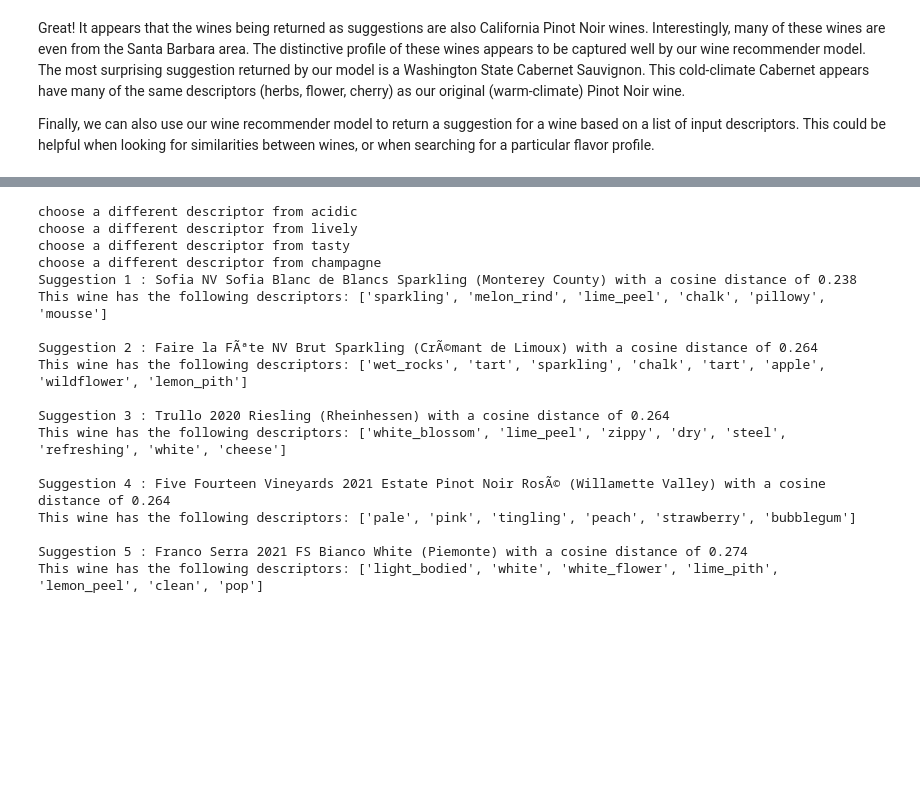
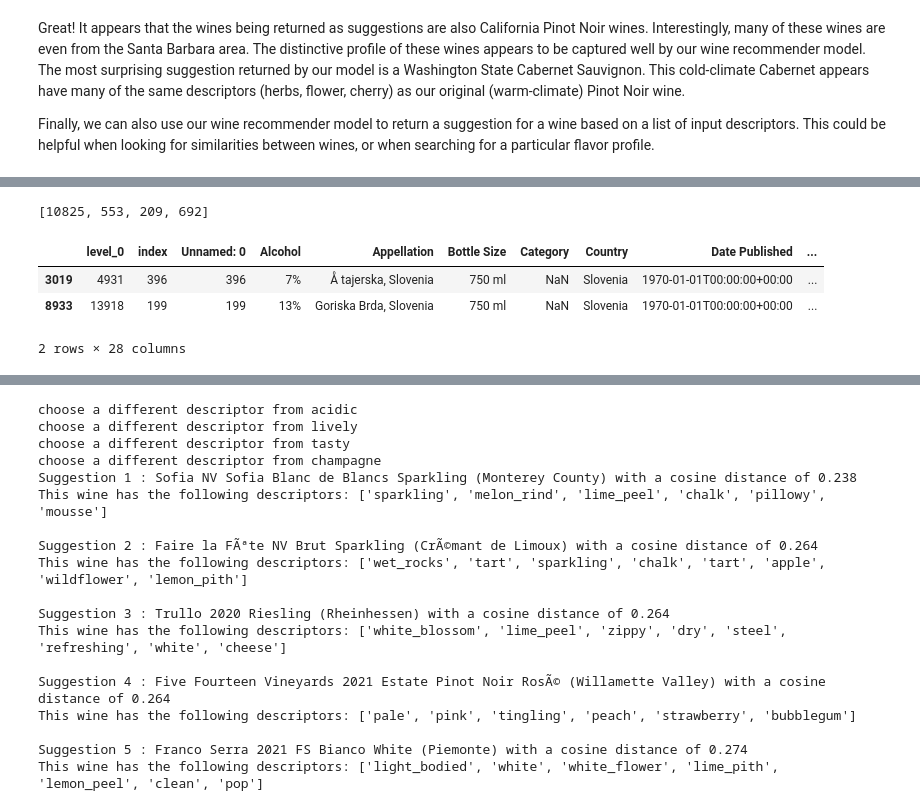
Before and after one commit to codedforhumans/wine-recommender-demo, a Jupyter notebook: app/backend/creating_wine_review_embeddings.ipynb, the cells around one changed output, grey strips where cells are left out. Cells and saved outputs as stored; diff of their text form; code cells hidden in the pictures; blank space fills up the shorter version.

Commit message:
Added variety & geography features

```diff
--- a/app/backend/creating_wine_review_embeddings.ipynb
+++ b/app/backend/creating_wine_review_embeddings.ipynb
@@ -536,0 +596,12 @@ This wine has the following descriptors: ['grass', 'crisp', 'lime', 'cement', 'f
+# %%
+get_filtered_suggestions({"Variety": "Riesling", "Country": "Slovenia"}, indice_list, 4)
+# %% [output]
+[10825, 553, 209, 692]
+# %%
+# wine_reviews_mincount['Country'] = wine_reviews_mincount['Country'].str.strip()
+wine_reviews_mincount.loc[wine_reviews_mincount['Country'] == "Slovenia"]
+# %% [output]
+|  | level_0 | index | Unnamed: 0 | Alcohol | Appellation | Bottle Size | Category | Country | Date Published | ... |
+| 3019 | 4931 | 396 | 396 | 7% | Å tajerska, Slovenia | 750 ml | NaN | Slovenia | 1970-01-01T00:00:00+00:00 | ... |
+| 8933 | 13918 | 199 | 199 | 13% | Goriska Brda, Slovenia | 750 ml | NaN | Slovenia | 1970-01-01T00:00:00+00:00 | ... |
+2 rows × 28 columns
```
Also changed, not shown: parts of 19 cells of this notebook, 8 other files.
